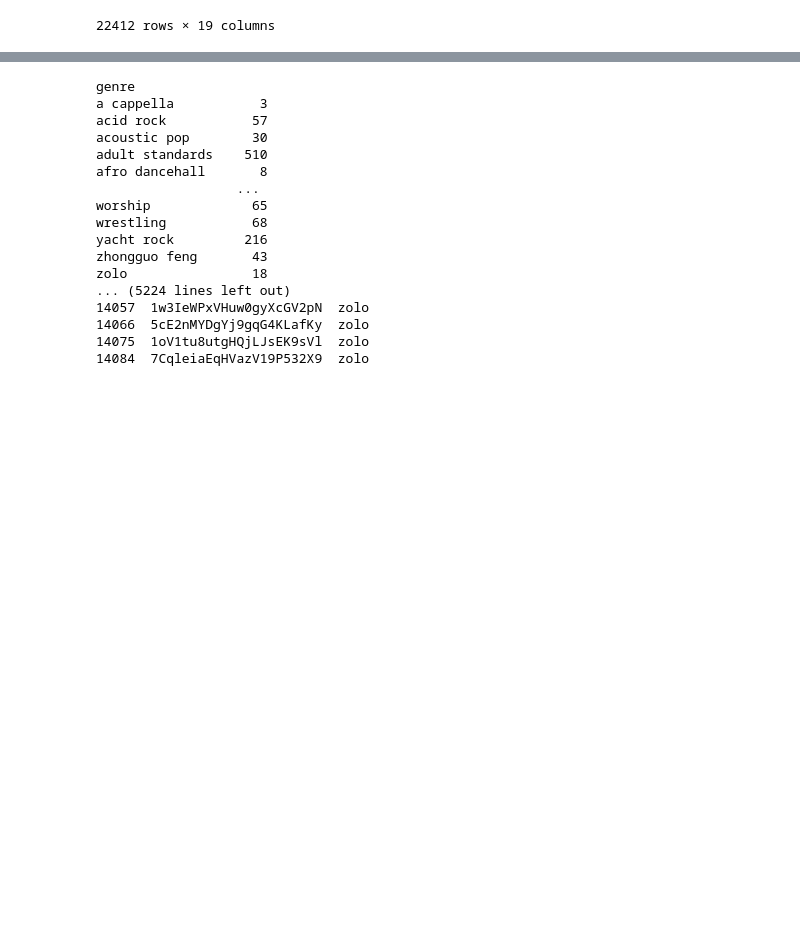
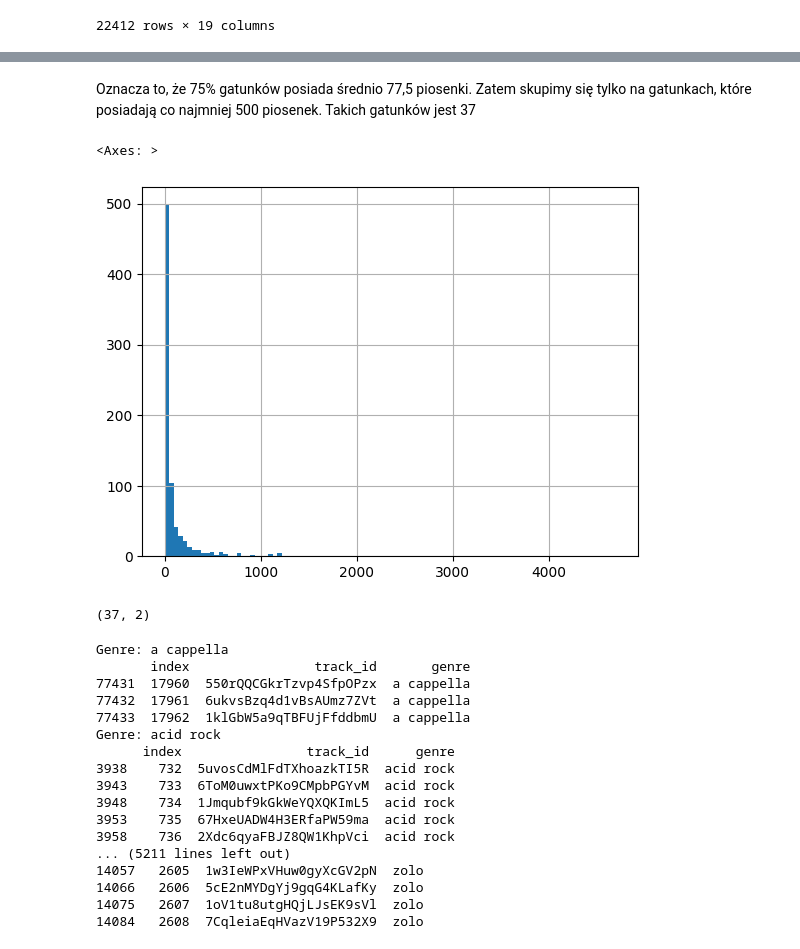
Before and after one commit to Percival33/Machine-Learning-Engineering, a Jupyter notebook: notebooks/03-data-analysis.ipynb, the cells around one changed output, grey strips where cells are left out. Saved outputs shown, nothing was run; the diff lists cells and outputs as text; code cells hidden in the pictures; blank space fills up the shorter version.

Commit message:
feat: add v2 data

```diff
--- a/notebooks/03-data-analysis.ipynb
+++ b/notebooks/03-data-analysis.ipynb
@@ -84,0 +57,4 @@ tracks_expanded_genres_df.to_json('../data/processed/track_genres.json')
+# %%
+exploded_genres = tracks_genre_df[['id_x', 'genres']].explode('genres').reset_index()
+exploded_genres = exploded_genres.rename(columns={"id_x": "track_id", "genres": "genre"})
+# exploded_genres.to_json('../data/processed/track_exploded_genres.json')
@@ -85,25 +73,35 @@ tracks_expanded_genres_df.to_json('../data/processed/track_genres.json')
+# %% [markdown]
+Oznacza to, że 75% gatunków posiada średnio 77,5 piosenki. Zatem skupimy się tylko na gatunkach, które posiadają co najmniej 500 piosenek. Takich gatunków jest 37
+# %%
+total_genre_counts = exploded_genres['genre'].value_counts().reset_index(name='count')
+total_genre_counts.columns = ['genre', 'track count']
+total_genre_counts['track count'].hist(bins=100)
+# %% [output]
+<Axes: >
+[figure, added]
+# %%
+total_genre_counts[total_genre_counts['track count'] >= 500].shape
+# %% [output]
+(37, 2)
 # %%
-genre_counts = tracks_expanded_genres_df.groupby('genre')['track_id'].count()
-print(genre_counts)
-
-for genre, group in tracks_expanded_genres_df.groupby('genre'):
+for genre, group in exploded_genres.groupby('genre'):
     print(f"Genre: {genre}")
-    print(group.head())  # Print first few rows of each group
+    print(group.head())
 # %% [output]
-genre
-a cappella           3
-acid rock           57
-acoustic pop        30
-adult standards    510
-afro dancehall       8
-                  ...
-worship             65
-wrestling           68
-yacht rock         216
-zhongguo feng       43
-zolo                18
-... (5224 lines left out)
-14057  1w3IeWPxVHuw0gyXcGV2pN  zolo
-14066  5cE2nMYDgYj9gqG4KLafKy  zolo
-14075  1oV1tu8utgHQjLJsEK9sVl  zolo
-14084  7CqleiaEqHVazV19P532X9  zolo
+Genre: a cappella
+       index                track_id       genre
+77431  17960  550rQQCGkrTzvp4SfpOPzx  a cappella
+77432  17961  6ukvsBzq4d1vBsAUmz7ZVt  a cappella
+77433  17962  1klGbW5a9qTBFUjFfddbmU  a cappella
+Genre: acid rock
+      index                track_id      genre
+3938    732  5uvosCdMlFdTXhoazkTI5R  acid rock
+3943    733  6ToM0uwxtPKo9CMpbPGYvM  acid rock
+3948    734  1Jmqubf9kGkWeYQXQKImL5  acid rock
+3953    735  67HxeUADW4H3ERfaPW59ma  acid rock
+3958    736  2Xdc6qyaFBJZ8QW1KhpVci  acid rock
+... (5211 lines left out)
+14057   2605  1w3IeWPxVHuw0gyXcGV2pN  zolo
+14066   2606  5cE2nMYDgYj9gqG4KLafKy  zolo
+14075   2607  1oV1tu8utgHQjLJsEK9sVl  zolo
+14084   2608  7CqleiaEqHVazV19P532X9  zolo
```
Also changed, not shown: parts of 21 cells of this notebook, 3 other files.
